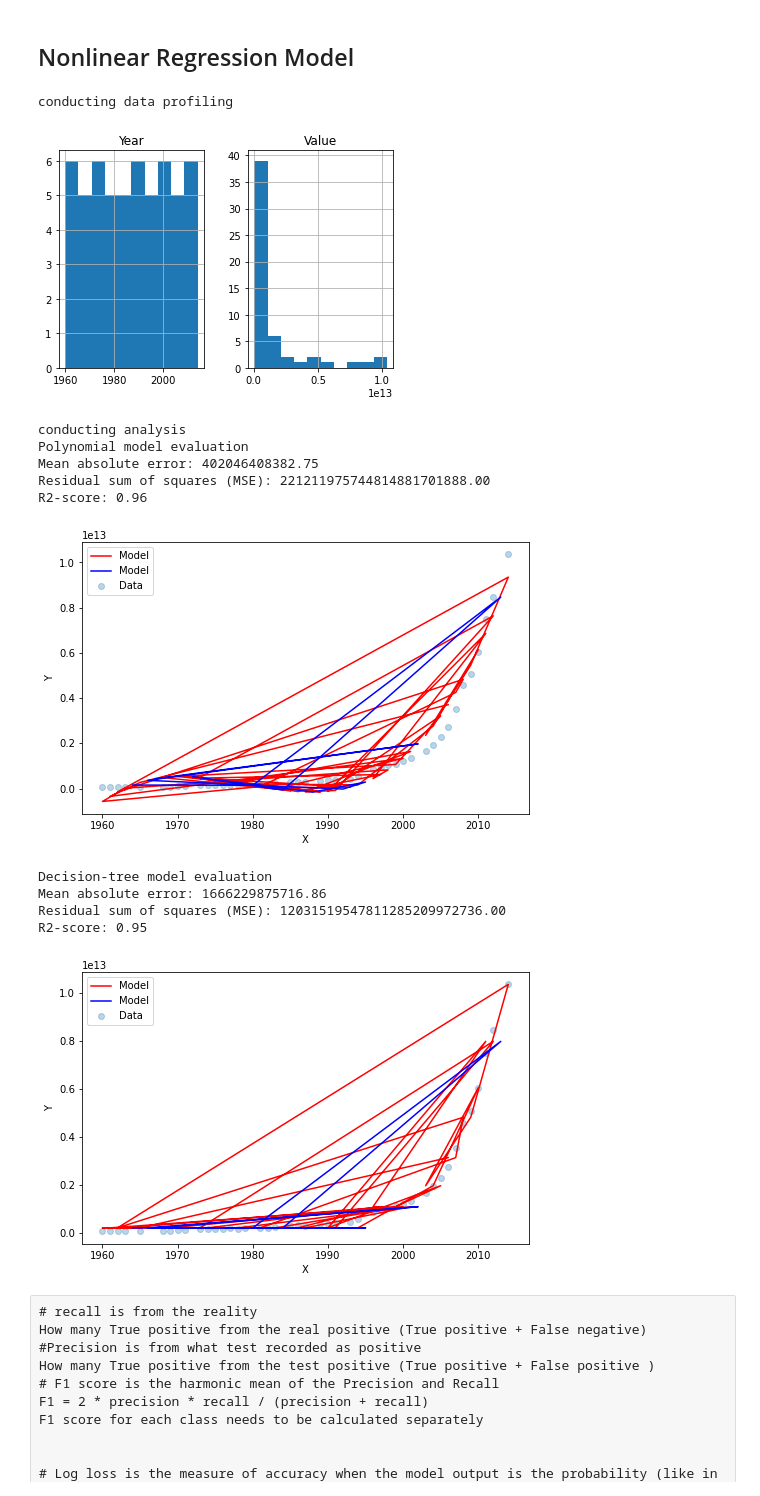
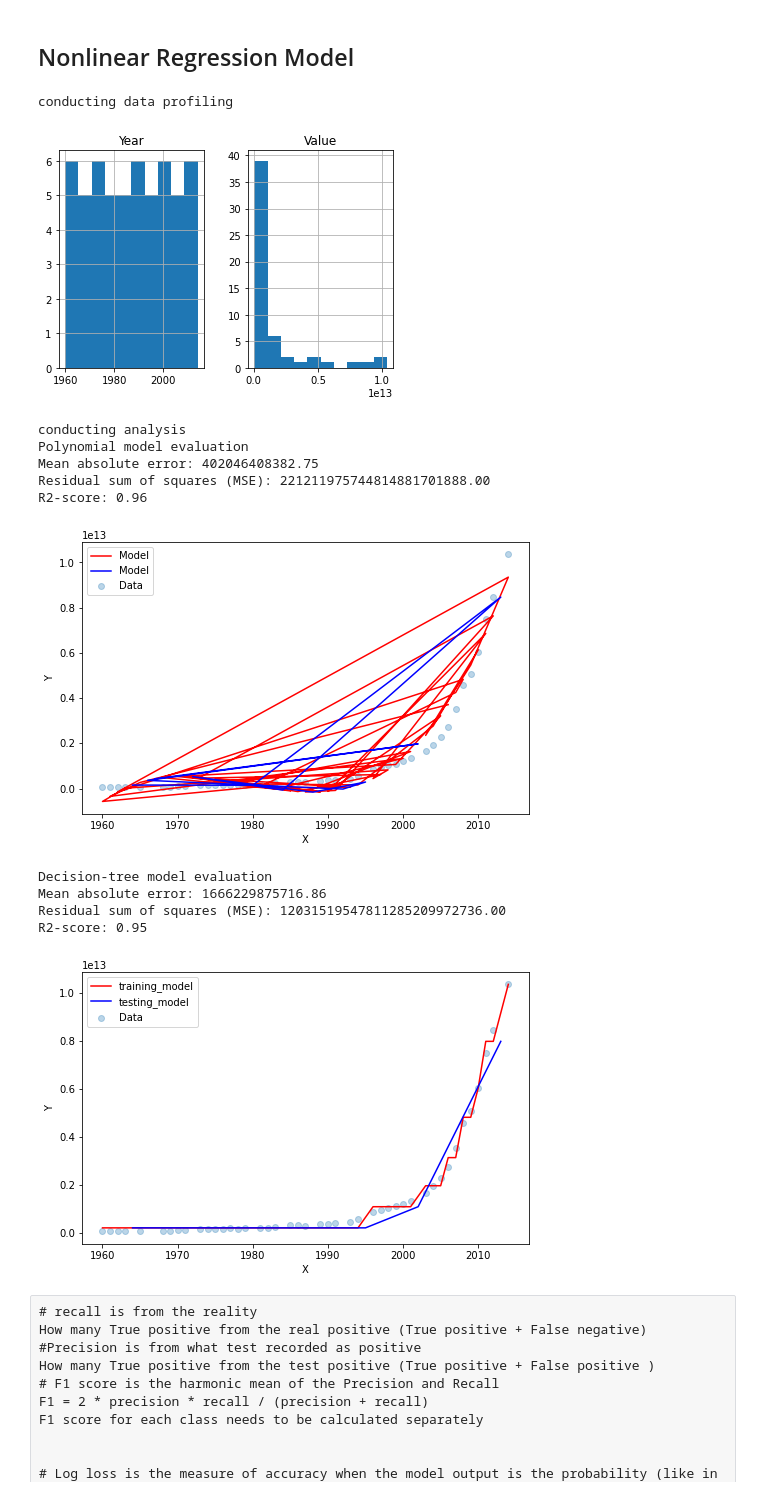
Before and after one commit to Mandar-Karhade/IBM-AI-ML-course, a Jupyter notebook: Machine learning quickbook.ipynb, the cells around one changed output. Cells and saved outputs as stored; diff of their text form; code cells hidden in the pictures.

Commit message:
bugfix
fixed sorting order of the points in the plot based on the X vector (so line plots are working better)

```diff
--- a/Machine learning quickbook.ipynb
+++ b/Machine learning quickbook.ipynb
@@ -216,7 +216,7 @@ import numpy as np
 import os, seaborn as sns
 
 # Get data
-os.chdir("C:\\Users\\manka\\Documents\\GitHub\\IBM-AI-ML-course")
+os.chdir("C:\\Users\\manka\\Documents\\GitHub\\Machine-learning-quickbook")
 df = pd.read_csv("china_gdp.csv")
 
 # Data profiling
@@ -243,7 +243,7 @@ train_x, test_x, train_y, test_y = train_test_split( X, Y, test_size=0.2, random
 # ----------------------------------------------------------------------------------------------------------
 # Polynomial regressor
 model_1 = make_pipeline(PolynomialFeatures(degree = 3),LinearRegression())
-model_1.fit(train_x.reshape(-1,1),train_y)
+model_1.fit(train_x, train_y)
 
 # predict
 test_y_hat = model_1.predict(test_x)
@@ -254,6 +254,9 @@ print("Mean absolute error: %.2f" % np.mean(np.absolute(test_y_hat - test_y)))
 print("Residual sum of squares (MSE): %.2f" % np.mean((test_y_hat - test_y) ** 2))
 print("R2-score: %.2f" % r2_score(test_y_hat , test_y) )
 
+# need to sort all the points based on X to plot
+train_x, train_y, train_y_hat = list(zip(*sorted(zip(train_x, train_y, train_y_hat))))
+test_x, test_y, test_y_hat = list(zip(*sorted(zip(test_x, test_y, test_y_hat))))
 
 plt.figure(figsize = (8,5))
 plt.scatter(train_x, train_y, alpha = .3, label = 'Data')
@@ -273,46 +276,50 @@ plt.show()
 #decisiontree regressor
 from sklearn.tree import DecisionTreeRegressor
 model_2 = DecisionTreeRegressor(max_depth = 3)
-model_2.fit(train_x.reshape(-1,1),train_y)
-test_y_hat = model_1.predict(test_x)
+model_2.fit(train_x, train_y)
 
 # predict
+train_y_hat = model_2.predict(train_x)
 test_y_hat = model_2.predict(test_x)
 
 # Evaluate
 print("Decision-tree model evaluation")
 print("Mean absolute error: %.2f" % np.mean(np.absolute(test_y_hat - test_y)))
 print("Residual sum of squares (MSE): %.2f" % np.mean((test_y_hat - test_y) ** 2))
 print("R2-score: %.2f" % r2_score(test_y_hat , test_y) )
 
+# need to sort all the points based on X to plot
+train_x, train_y, train_y_hat = list(zip(*sorted(zip(train_x, train_y, train_y_hat))))
+test_x, test_y, test_y_hat = list(zip(*sorted(zip(test_x, test_y, test_y_hat))))
+
 plt.figure(figsize = (8,5))
 plt.scatter(train_x, train_y, alpha = .3, label = 'Data')
-plt.plot(train_x, model_2.predict(train_x.reshape(-1,1)), color = 'red', label = 'Model')
-plt.plot(test_x, model_2.predict(test_x.reshape(-1,1)), color = 'blue', label = 'Model')
+plt.plot(train_x, train_y_hat, color = 'red', label = 'training_model')
+plt.plot(test_x, test_y_hat, color = 'blue', label = 'testing_model')
 plt.xlabel('X')
 plt.ylabel('Y')
 plt.legend()
 plt.show()
 
 
 # Linear interpolation model
 # from scipy import interpolate
 # tck = interpolate.splrep(train_x, train_y, k=1, s=1, t = [35])
 # plt.plot(x,interpolate.splev(train_x, tck, der=0), color = 'red', label = 'Model')
 # %% [output]
 conducting data profiling
 [figure]
 conducting analysis
 Polynomial model evaluation
 Mean absolute error: 402046408382.75
 Residual sum of squares (MSE): 221211975744814881701888.00
 R2-score: 0.96
 [figure]
 Decision-tree model evaluation
 Mean absolute error: 1666229875716.86
 Residual sum of squares (MSE): 12031519547811285209972736.00
 R2-score: 0.95
-[figure, old version]
+[figure, new version]
 # %% [raw]
 # recall is from the reality
 How many True positive from the real positive (True positive + False negative)
```
Also changed, not shown: parts of 8 cells of this notebook.
